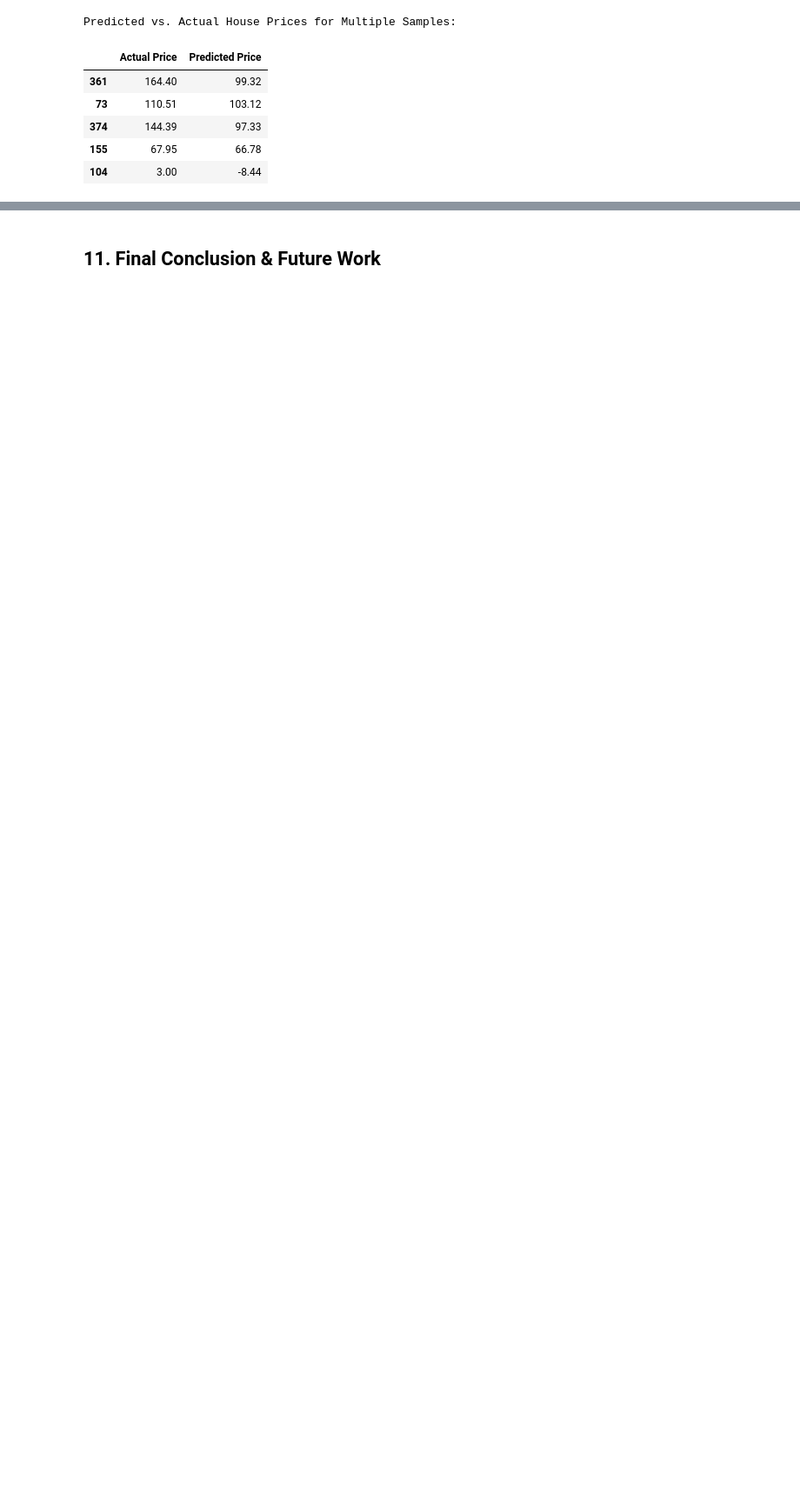
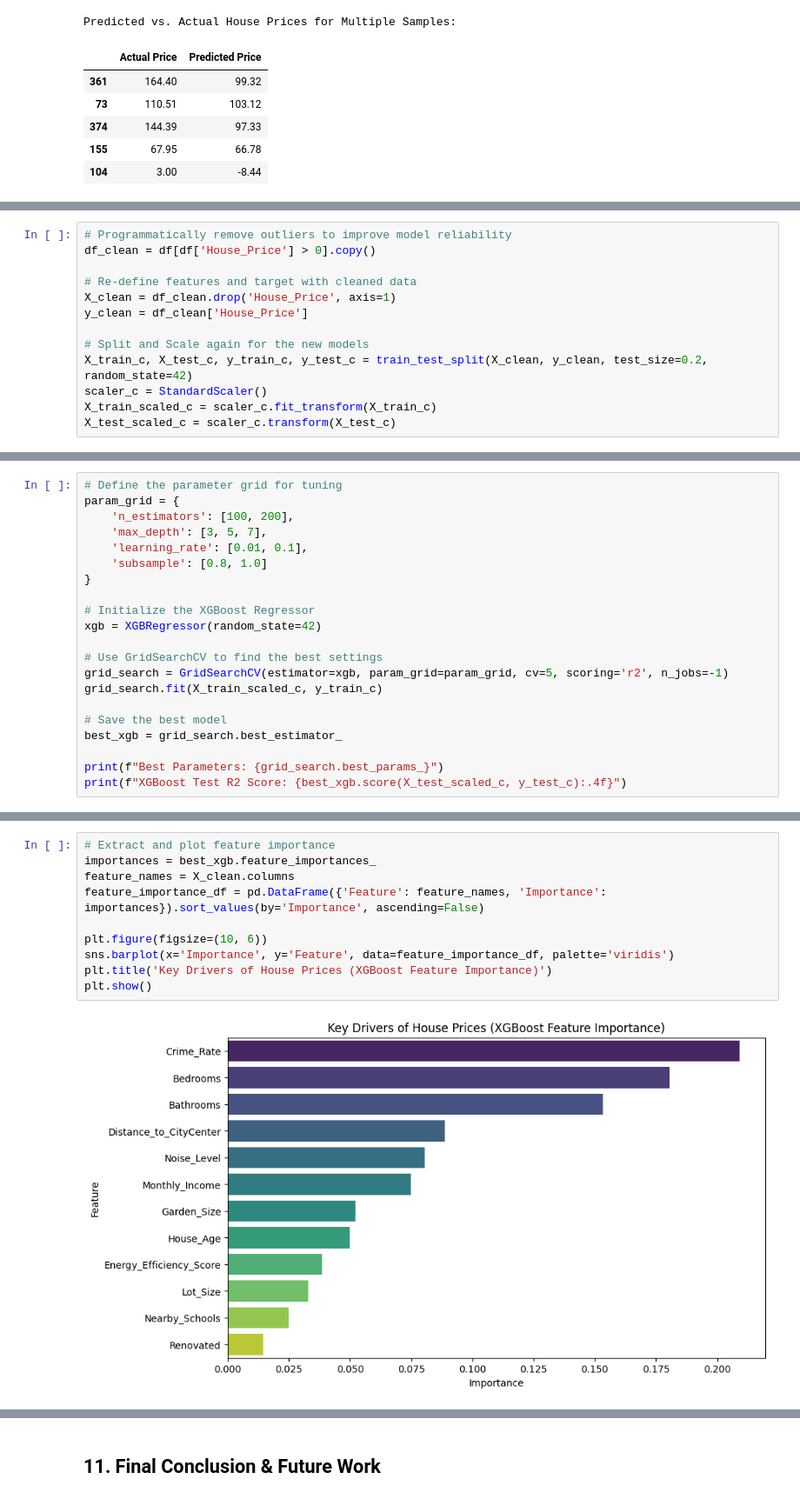
Before and after one commit to Muradamen/real-estate-price-prediction-ml, a Jupyter notebook: HousePrice_Project (1).ipynb, the cells around one changed output, grey strips where cells are left out. Shown at 87% size. Drawn from its saved outputs; the diff is of its cells as text; blank space fills up the shorter version.

```diff
--- a/HousePrice_Project (1).ipynb
+++ b/HousePrice_Project (1).ipynb
@@ -705,0 +592,13 @@ print(f"Sample predicted house price (loaded model): {predicted_price[0]:.2f}")
+# %%
+# Programmatically remove outliers to improve model reliability
+df_clean = df[df['House_Price'] > 0].copy()
+
+# Re-define features and target with cleaned data
+X_clean = df_clean.drop('House_Price', axis=1)
+y_clean = df_clean['House_Price']
+
+# Split and Scale again for the new models
+X_train_c, X_test_c, y_train_c, y_test_c = train_test_split(X_clean, y_clean, test_size=0.2, random_state=42)
+scaler_c = StandardScaler()
+X_train_scaled_c = scaler_c.fit_transform(X_train_c)
+X_test_scaled_c = scaler_c.transform(X_test_c)
@@ -705,0 +607,21 @@ print(f"Sample predicted house price (loaded model): {predicted_price[0]:.2f}")
+# %%
+# Define the parameter grid for tuning
+param_grid = {
+    'n_estimators': [100, 200],
+    'max_depth': [3, 5, 7],
+    'learning_rate': [0.01, 0.1],
+    'subsample': [0.8, 1.0]
+}
+
+# Initialize the XGBoost Regressor
+xgb = XGBRegressor(random_state=42)
+
+# Use GridSearchCV to find the best settings
+grid_search = GridSearchCV(estimator=xgb, param_grid=param_grid, cv=5, scoring='r2', n_jobs=-1)
+grid_search.fit(X_train_scaled_c, y_train_c)
+
+# Save the best model
+best_xgb = grid_search.best_estimator_
+
+print(f"Best Parameters: {grid_search.best_params_}")
+print(f"XGBoost Test R2 Score: {best_xgb.score(X_test_scaled_c, y_test_c):.4f}")
@@ -705,0 +633,12 @@ print(f"Sample predicted house price (loaded model): {predicted_price[0]:.2f}")
+# %%
+# Extract and plot feature importance
+importances = best_xgb.feature_importances_
+feature_names = X_clean.columns
+feature_importance_df = pd.DataFrame({'Feature': feature_names, 'Importance': importances}).sort_values(by='Importance', ascending=False)
+
+plt.figure(figsize=(10, 6))
+sns.barplot(x='Importance', y='Feature', data=feature_importance_df, palette='viridis')
+plt.title('Key Drivers of House Prices (XGBoost Feature Importance)')
+plt.show()
+# %% [output]
+[figure, added]
```
Also changed, not shown: parts of 29 cells of this notebook, 7 other files.
